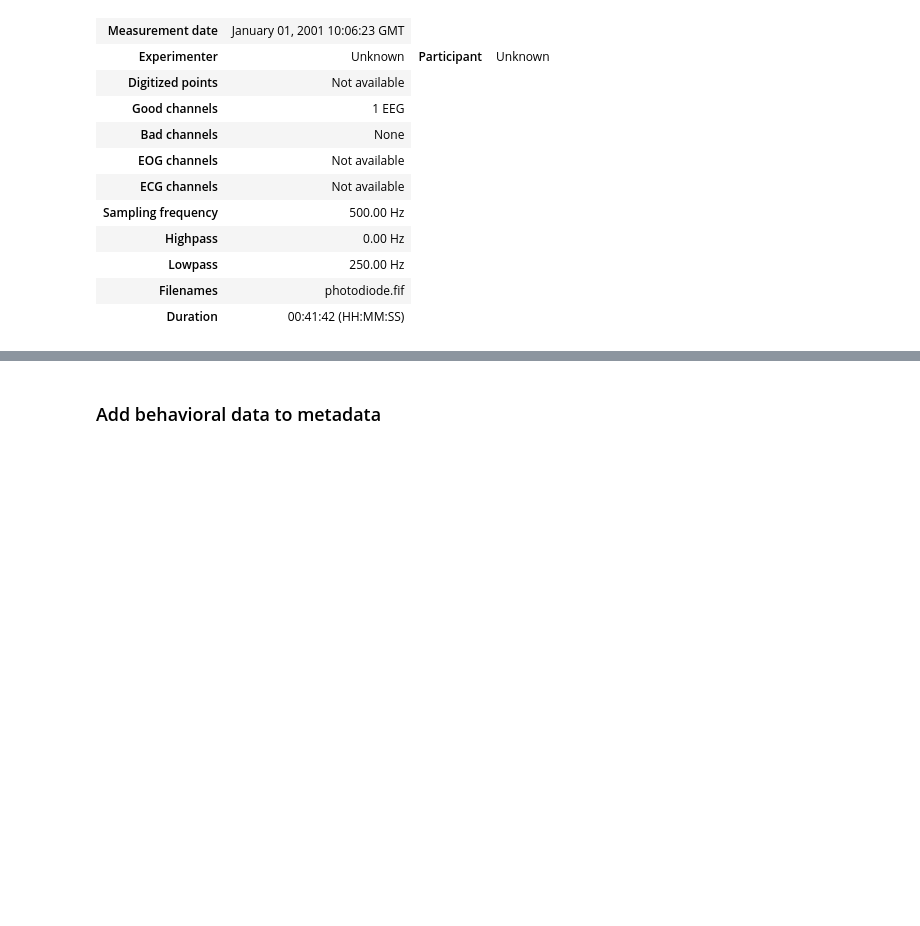
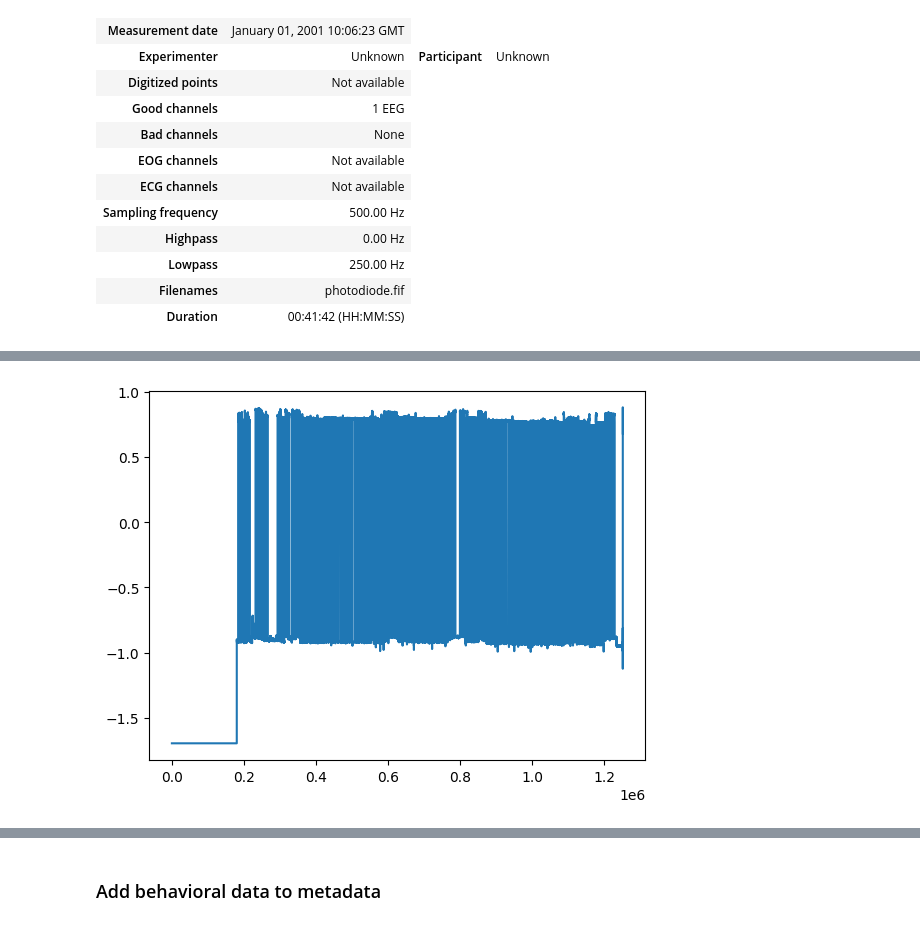
Before and after one commit to aliefink/swb_ieeg, a Jupyter notebook: scripts/preprocess/mssm_bp/MS003_bp_preprocess.ipynb, the cells around one changed output, grey strips where cells are left out. Cells and saved outputs as stored; diff of their text form; code cells hidden in the pictures; blank space fills up the shorter version.

```diff
--- a/scripts/preprocess/mssm_bp/MS003_bp_preprocess.ipynb
+++ b/scripts/preprocess/mssm_bp/MS003_bp_preprocess.ipynb
@@ -623,3 +603,8 @@ photodiode_data
+# %%
+plt.plot(zscore(temp_diode._data[0,:]))
+plt.show()
+# %% [output]
+[figure, added]
 # %%
 ### Photodiode alignment
 smoothSize=11
```
Also changed, not shown: parts of 81 cells of this notebook, 11 other files.
